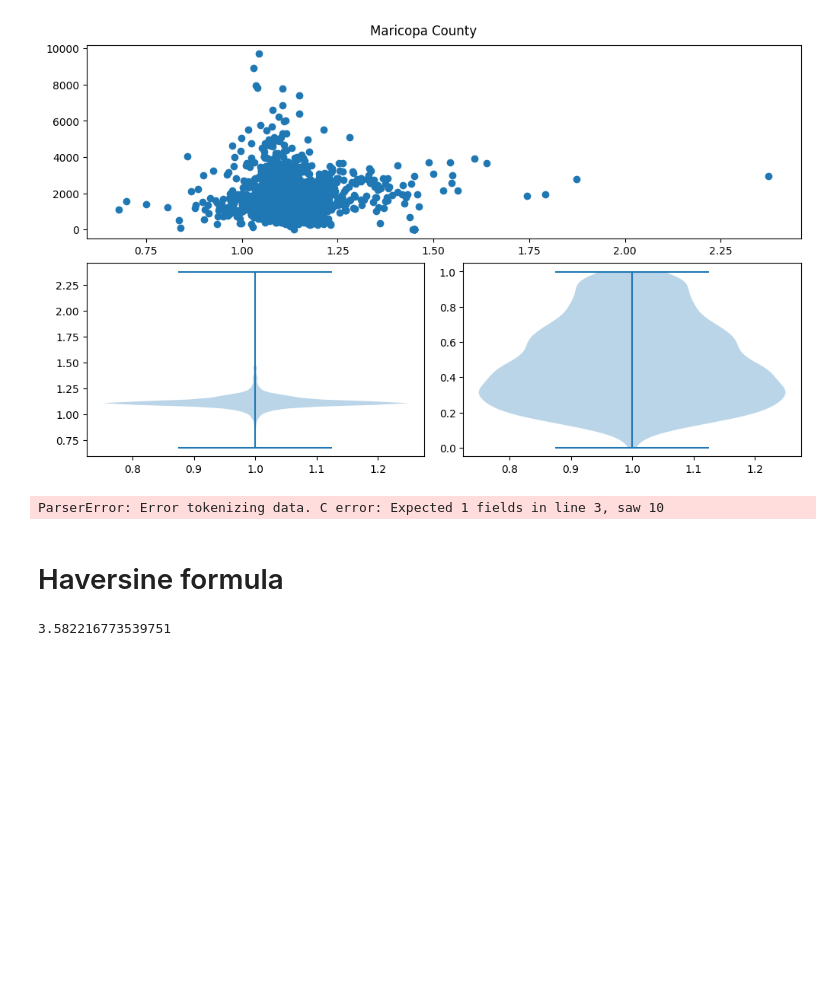
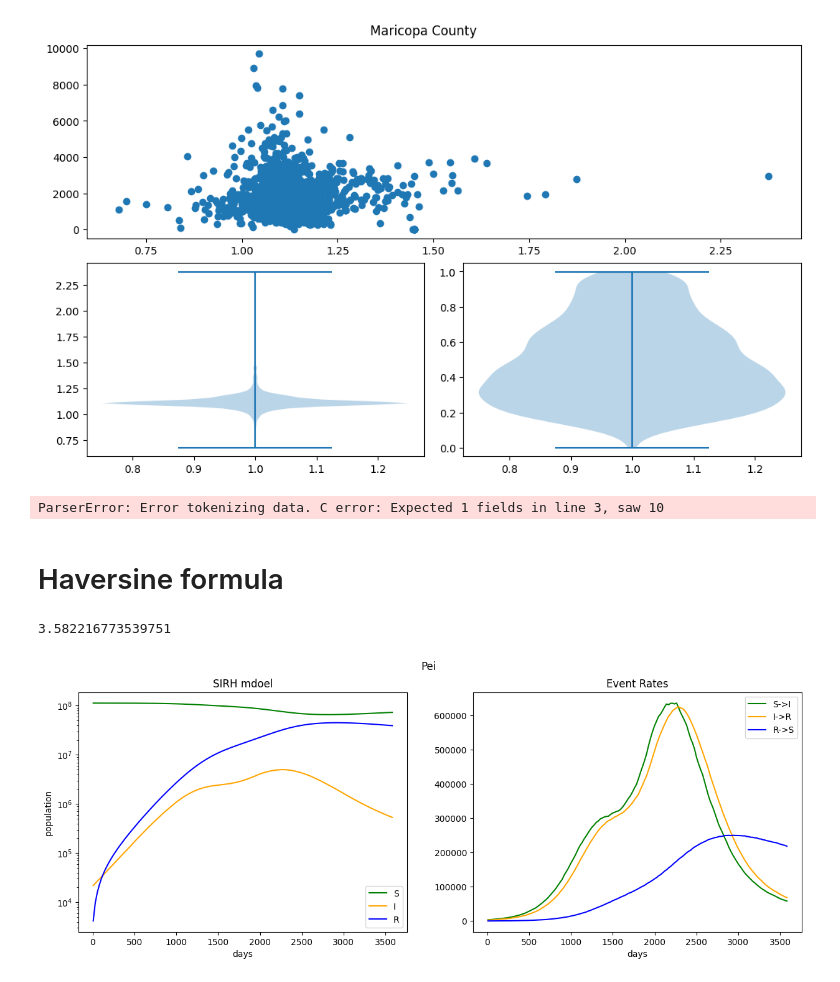
Before and after one commit to NAU-CCL/Epymorph, a Jupyter notebook: doc/devlog/scale.ipynb, the cells around one changed output. Cells and saved outputs as stored; diff of their text form; code cells hidden in the pictures; blank space fills up the shorter version.

```diff
--- a/doc/devlog/scale.ipynb
+++ b/doc/devlog/scale.ipynb
@@ -203,3 +215,45 @@ for i in range(n):
 print(haversine_cal)
 # %% [output]
 3.582216773539751
+# %%
+import os
+import pandas as pd
+import matplotlib.pyplot as plt
+
+dir = os.path.expanduser('~/Desktop/Github/Epymorph/scratch')
+header_names = ['days', 'tracts', 'S', 'I', 'R', 'S->I', 'I->R', 'R->S']
+
+plot_df = pd.read_csv(dir + '/output_files/pei.csv', header= None, skiprows = 1, names = header_names)
+plot_df.to_csv(dir + '/utility/pei.csv')
+
+fig, axes = plt.subplots(nrows = 1, ncols = 2, figsize=(15,5))
+fig.suptitle('Pei')
+sirh = ['S', 'I', 'R']
+sirh_name = ['Susceptible', 'Infected', 'Recovered']
+event_rate = ['S->I', 'I->R', 'R->S']
+color = ['green', 'orange', 'blue']
+
+Events = plot_df[['days', 'S->I', 'I->R', 'R->S']]
+sirh_compartment = plot_df[['days', 'S', 'I', 'R']]
+sirh_compartment = sirh_compartment.groupby(sirh_compartment['days'] // 2, sort=False).sum()
+Events = Events.groupby(Events['days'] // 2, sort=False).sum()
+# Plots sirh model
+for i in range(3):
+    sirh_compartment.plot(kind='line',
+            x='days',
+            y= sirh[i],
+            ylabel="population",
+            logy=True,
+            color=color[i],
+            ax=axes[0],
+            title = 'SIRH mdoel')
+    Events.plot(kind='line',
+            x='days',
+            y=event_rate[i],
+            color=color[i],
+            ax=axes[1],
+            title = 'Event Rates')
+# show the plot
+plt.show()
+# %% [output]
+[figure, added]
```
Also changed, not shown: parts of 5 cells of this notebook, 3 other files.
